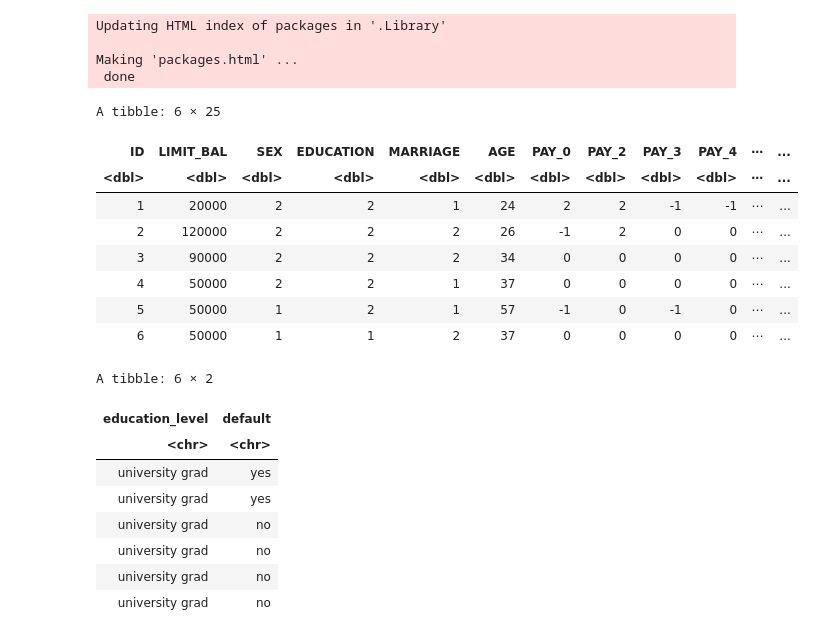
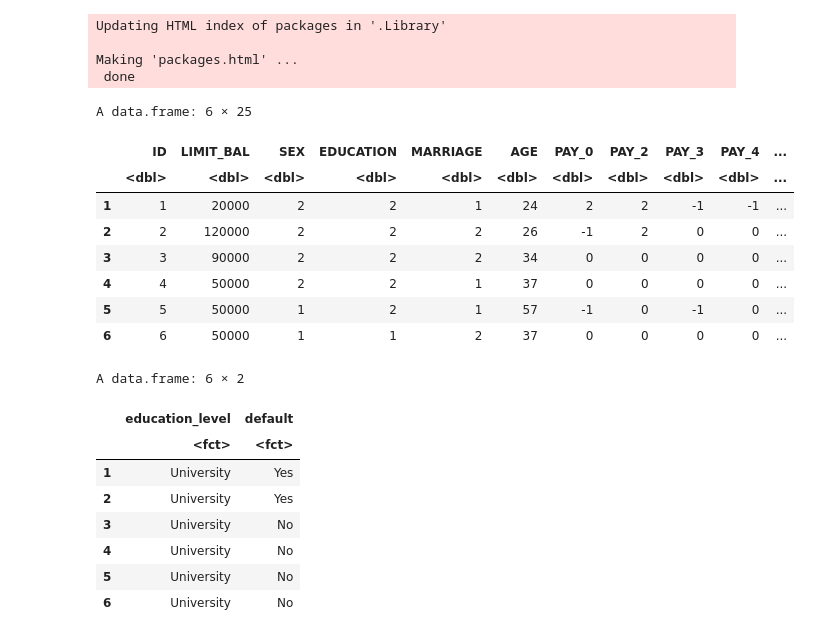
Before and after one commit to theqquach/stat201-project, a Jupyter notebook: Credit-Cards.ipynb, the cells around one changed output. Drawn from its saved outputs; the diff is of its cells as text; code cells hidden in the pictures.

```diff
--- a/Credit-Cards.ipynb
+++ b/Credit-Cards.ipynb
@@ -11,42 +12,47 @@ Making 'packages.html' ...
  done
 # %%
 #loading data
-url <- "https://archive.ics.uci.edu/ml/datasets/default+of+credit+card+clients?fbclid=IwAR3zj19Vq3zUk-QZaKzZDGcghVgblSfERm7w8v76w8BzqHQd3PBthNleueI"
-credit_card_data <- read_excel("default_credit_cards.xlsx")
+url <- "https://archive.ics.uci.edu/ml/machine-learning-databases/00350/default%20of%20credit%20card%20clients.xls"
+credit_card_data <- rio::import(file = url, skip =1)
 
-head(credit_card_data)
+# url <- "https://archive.ics.uci.edu/ml/datasets/default+of+credit+card+clients?fbclid=IwAR3zj19Vq3zUk-QZaKzZDGcghVgblSfERm7w8v76w8BzqHQd3PBthNleueI"
+# credit_card_data <- read_excel("default_credit_cards.xlsx")
+
+ head(credit_card_data)
 # %% [output]
-A tibble: 6 × 25
+A data.frame: 6 × 25
-| ID | LIMIT_BAL | SEX | EDUCATION | MARRIAGE | AGE | PAY_0 | PAY_2 | PAY_3 | PAY_4 | ⋯ | ... |
-| <dbl> | <dbl> | <dbl> | <dbl> | <dbl> | <dbl> | <dbl> | <dbl> | <dbl> | <dbl> | ⋯ | ... |
-| 1 | 20000 | 2 | 2 | 1 | 24 | 2 | 2 | -1 | -1 | ⋯ | ... |
-| 2 | 120000 | 2 | 2 | 2 | 26 | -1 | 2 | 0 | 0 | ⋯ | ... |
-| 3 | 90000 | 2 | 2 | 2 | 34 | 0 | 0 | 0 | 0 | ⋯ | ... |
-| 4 | 50000 | 2 | 2 | 1 | 37 | 0 | 0 | 0 | 0 | ⋯ | ... |
-| 5 | 50000 | 1 | 2 | 1 | 57 | -1 | 0 | -1 | 0 | ⋯ | ... |
-| 6 | 50000 | 1 | 1 | 2 | 37 | 0 | 0 | 0 | 0 | ⋯ | ... |
+|  | ID | LIMIT_BAL | SEX | EDUCATION | MARRIAGE | AGE | PAY_0 | PAY_2 | PAY_3 | PAY_4 | ... |
+|  | <dbl> | <dbl> | <dbl> | <dbl> | <dbl> | <dbl> | <dbl> | <dbl> | <dbl> | <dbl> | ... |
+| 1 | 1 | 20000 | 2 | 2 | 1 | 24 | 2 | 2 | -1 | -1 | ... |
+| 2 | 2 | 120000 | 2 | 2 | 2 | 26 | -1 | 2 | 0 | 0 | ... |
+| 3 | 3 | 90000 | 2 | 2 | 2 | 34 | 0 | 0 | 0 | 0 | ... |
+| 4 | 4 | 50000 | 2 | 2 | 1 | 37 | 0 | 0 | 0 | 0 | ... |
+| 5 | 5 | 50000 | 1 | 2 | 1 | 57 | -1 | 0 | -1 | 0 | ... |
+| 6 | 6 | 50000 | 1 | 1 | 2 | 37 | 0 | 0 | 0 | 0 | ... |
 # %%
 #cleaning data
 credit_card_clean <- credit_card_data %>%
                      mutate(education_level=as.character(`EDUCATION`)) %>%
                      mutate(default=as.character(`default payment next month`)) %>%
                      select(education_level, default) %>%
-                     mutate(education_level = replace(education_level, education_level == "2", "university grad"),
-                            default = replace(default, default== "1", "yes")) %>%
-                     mutate(education_level = replace(education_level, education_level == "3", "high school grad"),
-                            default = replace(default, default== "0", "no"))%>%
-                    filter(education_level == 'university grad' | education_level == 'high school grad')
+                     mutate(education_level = replace(education_level, education_level == "2", "University"),
+                            default = replace(default, default== "1", "Yes")) %>%
+                     mutate(education_level = replace(education_level, education_level == "3", "High School"),
+                            default = replace(default, default== "0", "No"))%>%
+                    filter(education_level == 'University' | education_level == 'High School')%>%
+mutate(education_level = as_factor(education_level),
+       default = as_factor(default))
 head(credit_card_clean)
 # %% [output]
-A tibble: 6 × 2
+A data.frame: 6 × 2
-| education_level | default |
-| <chr> | <chr> |
-| university grad | yes |
-| university grad | yes |
-| university grad | no |
-| university grad | no |
-| university grad | no |
-| university grad | no |
+|  | education_level | default |
+|  | <fct> | <fct> |
+| 1 | University | Yes |
+| 2 | University | Yes |
+| 3 | University | No |
+| 4 | University | No |
+| 5 | University | No |
+| 6 | University | No |
 # %%
 credit_card_count <- credit_card_clean %>%
                         group_by(education_level, default)%>%
```
Also changed, not shown: parts of 3 cells of this notebook.
